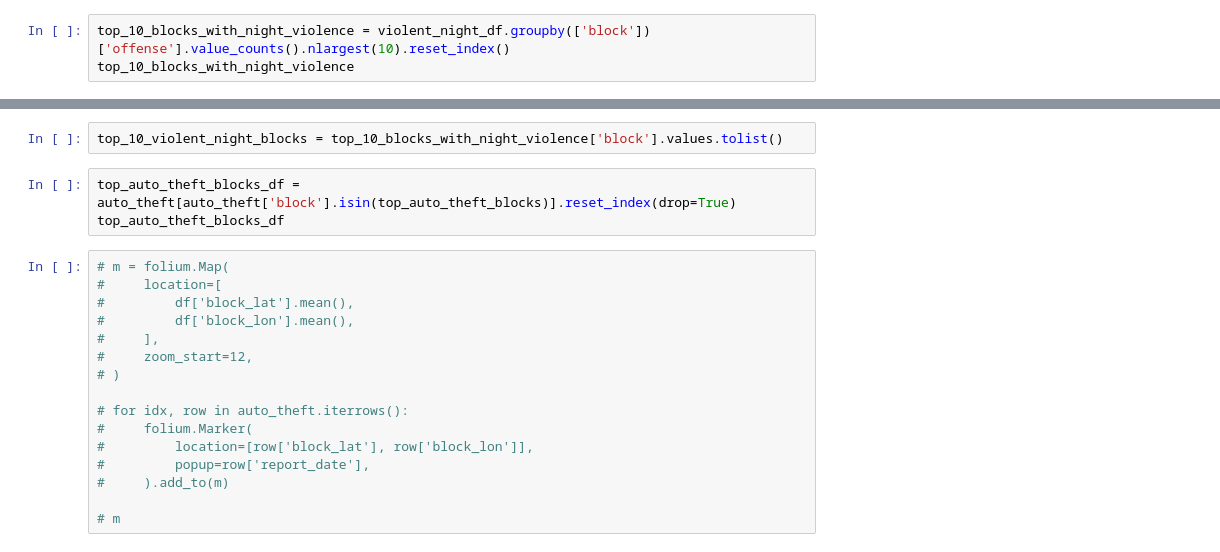
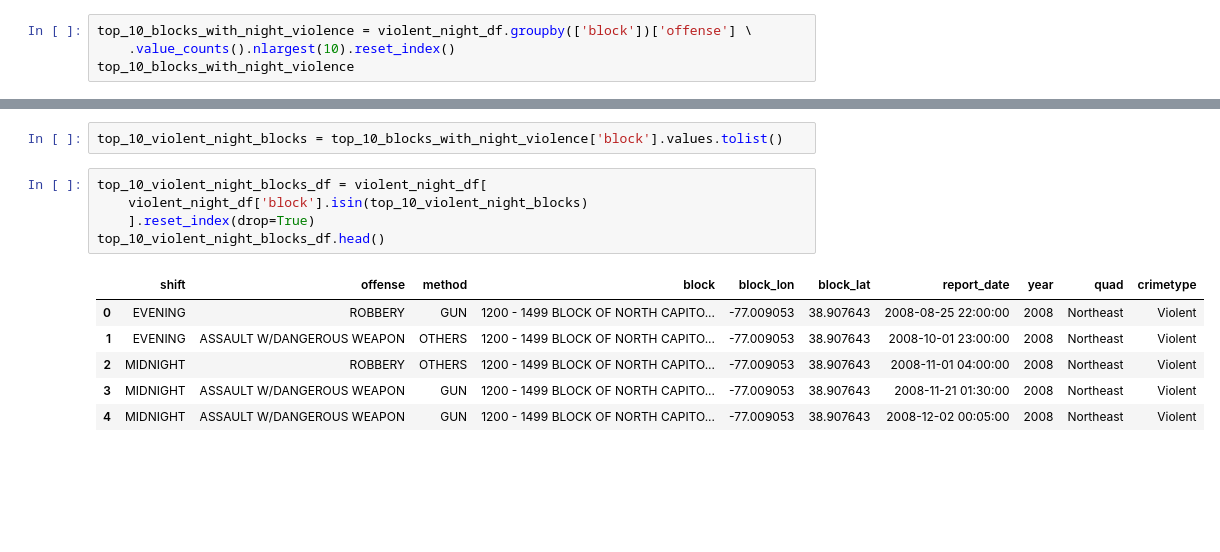
Before and after one commit to BenLaRock/DC-Crime-Data-Analysis, a Jupyter notebook: dc_crime_data_analysis.ipynb, the cells around one changed output, grey strips where cells are left out. Cells and saved outputs as stored; diff of their text form; blank space fills up the shorter version.

```diff
--- a/dc_crime_data_analysis.ipynb
+++ b/dc_crime_data_analysis.ipynb
@@ -453,7 +493,8 @@ sorted(included_hours)
 # %% [output]
 [0, 1, 2, 3, 4, 22, 23]
 # %%
-top_10_blocks_with_night_violence = violent_night_df.groupby(['block'])['offense'].value_counts().nlargest(10).reset_index()
+top_10_blocks_with_night_violence = violent_night_df.groupby(['block'])['offense'] \
+    .value_counts().nlargest(10).reset_index()
 top_10_blocks_with_night_violence
 # %% [output]
 |  | block | offense | count |
@@ -470,21 +511,14 @@ top_10_blocks_with_night_violence
 # %%
 top_10_violent_night_blocks = top_10_blocks_with_night_violence['block'].values.tolist()
 # %%
-top_auto_theft_blocks_df = auto_theft[auto_theft['block'].isin(top_auto_theft_blocks)].reset_index(drop=True)
-top_auto_theft_blocks_df
+top_10_violent_night_blocks_df = violent_night_df[
+    violent_night_df['block'].isin(top_10_violent_night_blocks)
+    ].reset_index(drop=True)
+top_10_violent_night_blocks_df.head()
+# %% [output]
+|  | shift | offense | method | block | block_lon | block_lat | report_date | year | quad | crimetype |
+| 0 | EVENING | ROBBERY | GUN | 1200 - 1499 BLOCK OF NORTH CAPITO... | -77.009053 | 38.907643 | 2008-08-25 22:00:00 | 2008 | Northeast | Violent |
+| 1 | EVENING | ASSAULT W/DANGEROUS WEAPON | OTHERS | 1200 - 1499 BLOCK OF NORTH CAPITO... | -77.009053 | 38.907643 | 2008-10-01 23:00:00 | 2008 | Northeast | Violent |
+| 2 | MIDNIGHT | ROBBERY | OTHERS | 1200 - 1499 BLOCK OF NORTH CAPITO... | -77.009053 | 38.907643 | 2008-11-01 04:00:00 | 2008 | Northeast | Violent |
+| 3 | MIDNIGHT | ASSAULT W/DANGEROUS WEAPON | GUN | 1200 - 1499 BLOCK OF NORTH CAPITO... | -77.009053 | 38.907643 | 2008-11-21 01:30:00 | 2008 | Northeast | Violent |
+| 4 | MIDNIGHT | ASSAULT W/DANGEROUS WEAPON | GUN | 1200 - 1499 BLOCK OF NORTH CAPITO... | -77.009053 | 38.907643 | 2008-12-02 00:05:00 | 2008 | Northeast | Violent |
-# %%
-# m = folium.Map(
-#     location=[
-#         df['block_lat'].mean(),
-#         df['block_lon'].mean(),
-#     ],
-#     zoom_start=12,
-# )
-
-# for idx, row in auto_theft.iterrows():
-#     folium.Marker(
-#         location=[row['block_lat'], row['block_lon']],
-#         popup=row['report_date'],
-#     ).add_to(m)
-
-# m
```
Also changed, not shown: parts of 21 cells of this notebook, 12 other files.
